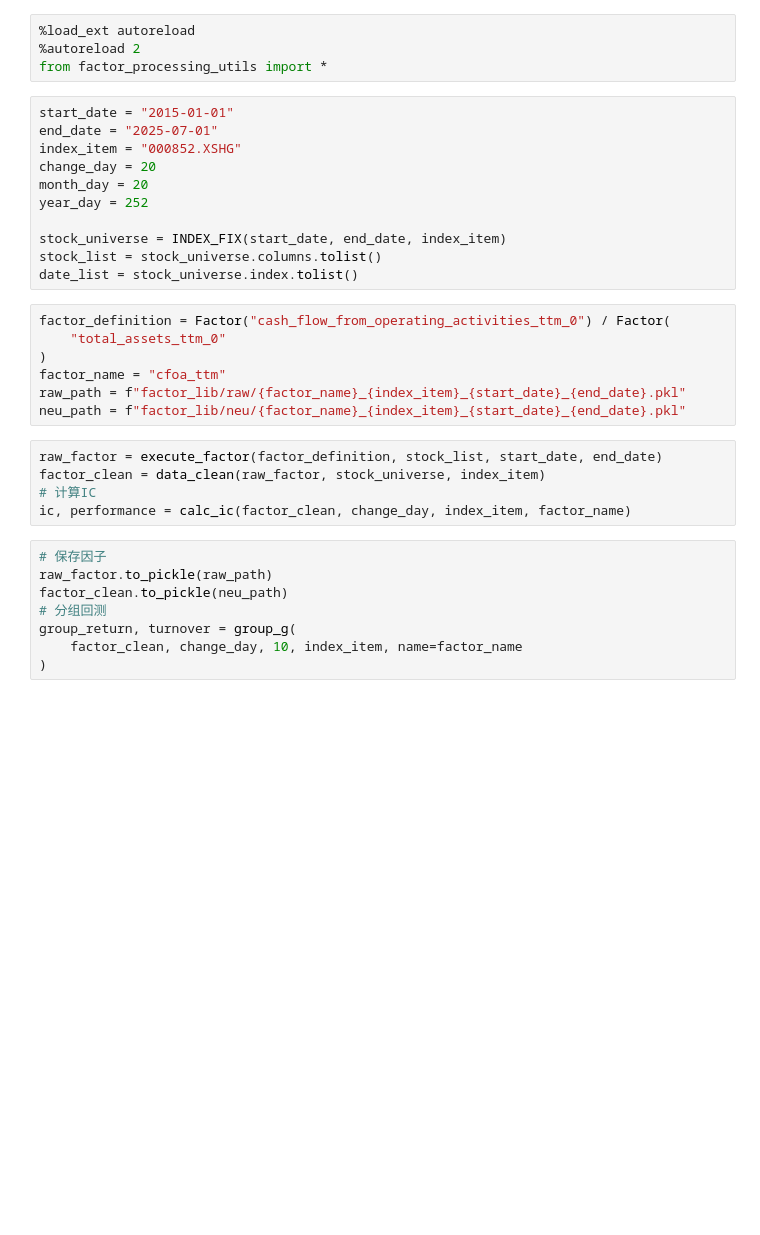
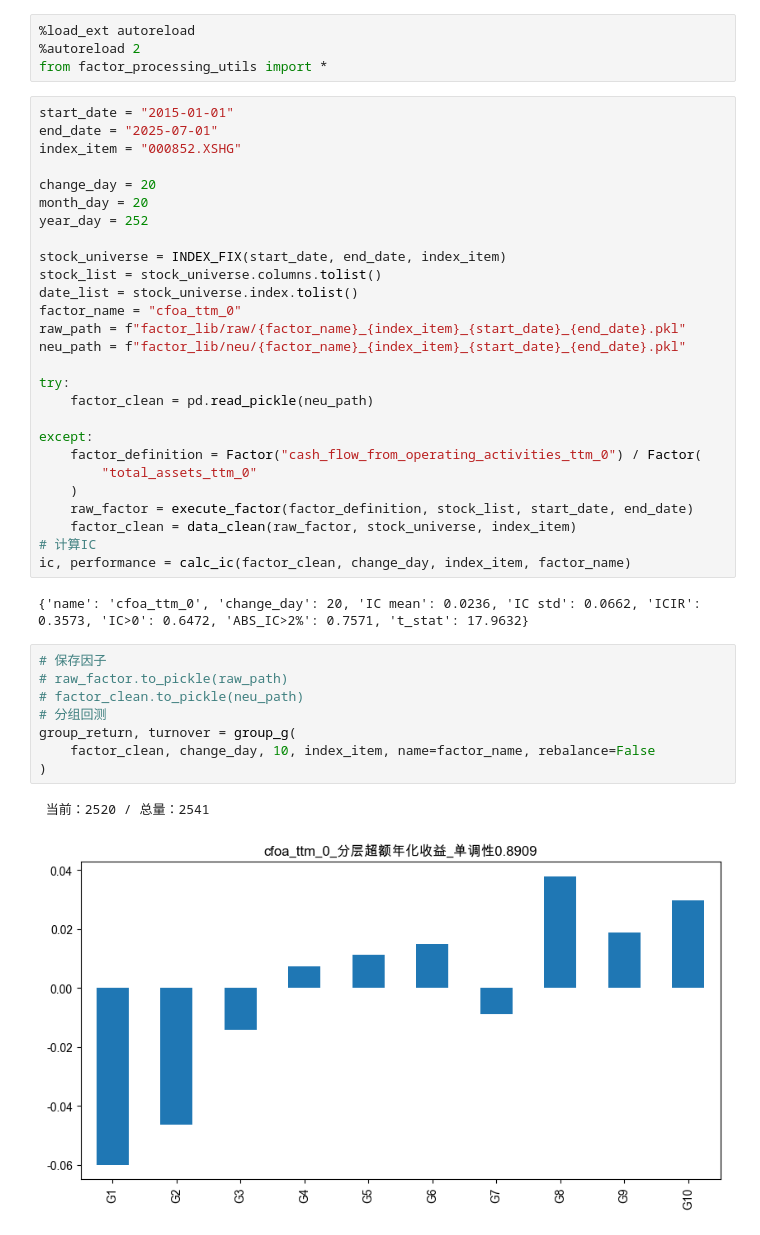
Before and after one commit to linpeng782/alpha_local, a Jupyter notebook: test_factor.ipynb, the cells around one changed output. Cells and saved outputs as stored; diff of their text form; blank space fills up the shorter version.

```diff
--- a/test_factor.ipynb
+++ b/test_factor.ipynb
@@ -6,6 +6,7 @@ from factor_processing_utils import *
 start_date = "2015-01-01"
 end_date = "2025-07-01"
 index_item = "000852.XSHG"
+
 change_day = 20
 month_day = 20
 year_day = 252
@@ -13,23 +14,31 @@ year_day = 252
 stock_universe = INDEX_FIX(start_date, end_date, index_item)
 stock_list = stock_universe.columns.tolist()
 date_list = stock_universe.index.tolist()
+factor_name = "cfoa_ttm_0"
+raw_path = f"factor_lib/raw/{factor_name}_{index_item}_{start_date}_{end_date}.pkl"
+neu_path = f"factor_lib/neu/{factor_name}_{index_item}_{start_date}_{end_date}.pkl"
+
+try:
+    factor_clean = pd.read_pickle(neu_path)
+
+except:
+    factor_definition = Factor("cash_flow_from_operating_activities_ttm_0") / Factor(
+        "total_assets_ttm_0"
+    )
+    raw_factor = execute_factor(factor_definition, stock_list, start_date, end_date)
+    factor_clean = data_clean(raw_factor, stock_universe, index_item)
+# 计算IC
+ic, performance = calc_ic(factor_clean, change_day, index_item, factor_name)
+# %% [output]
+{'name': 'cfoa_ttm_0', 'change_day': 20, 'IC mean': 0.0236, 'IC std': 0.0662, 'ICIR': 0.3573, 'IC>0': 0.6472, 'ABS_IC>2%': 0.7571, 't_stat': 17.9632}
-# %%
-factor_definition = Factor("cash_flow_from_operating_activities_ttm_0") / Factor(
-    "total_assets_ttm_0"
-)
-factor_name = "cfoa_ttm"
-raw_path = f"factor_lib/raw/{factor_name}_{index_item}_{start_date}_{end_date}.pkl"
-neu_path = f"factor_lib/neu/{factor_name}_{index_item}_{start_date}_{end_date}.pkl"
-# %%
-raw_factor = execute_factor(factor_definition, stock_list, start_date, end_date)
-factor_clean = data_clean(raw_factor, stock_universe, index_item)
-# 计算IC
-ic, performance = calc_ic(factor_clean, change_day, index_item, factor_name)
 # %%
 # 保存因子
-raw_factor.to_pickle(raw_path)
-factor_clean.to_pickle(neu_path)
+# raw_factor.to_pickle(raw_path)
+# factor_clean.to_pickle(neu_path)
 # 分组回测
 group_return, turnover = group_g(
-    factor_clean, change_day, 10, index_item, name=factor_name
+    factor_clean, change_day, 10, index_item, name=factor_name, rebalance=False
 )
+# %% [output]
+ 当前：2520 / 总量：2541
+[figure, added]
```
Also changed, not shown: parts of 5 cells of this notebook, 12 other files.
